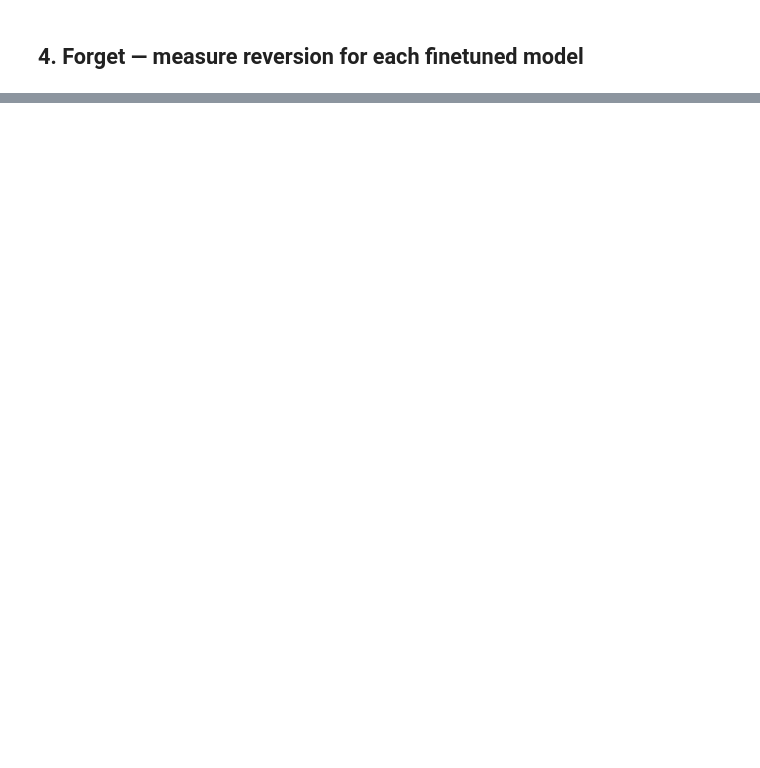
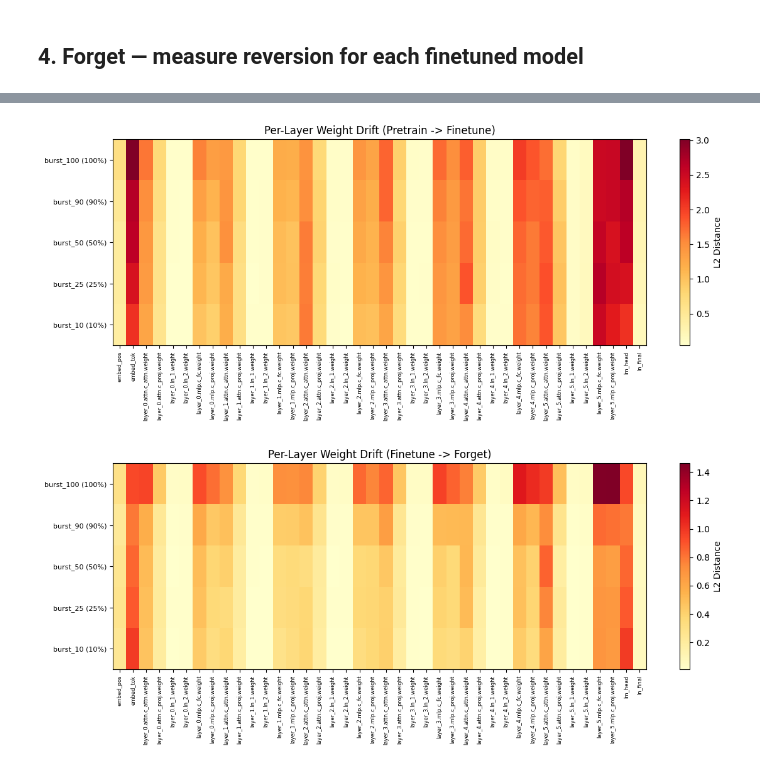
Before and after one commit to ipdimitrov/compositional_capabilities_burst, a Jupyter notebook: notebooks/burst_simple.ipynb, the cells around one changed output, grey strips where cells are left out. Drawn from its saved outputs; the diff is of its cells as text; code cells hidden in the pictures; blank space fills up the shorter version.

```diff
--- a/notebooks/burst_simple.ipynb
+++ b/notebooks/burst_simple.ipynb
@@ -108,0 +141,17 @@ Report saved to data/simple_burst/report
+# %%
+import importlib, simple.interp
+importlib.reload(simple.interp)
+from simple import interp
+
+analysis = interp.analyze(data, pt, ft_results, fg_results)
+rep_analysis = interp.analyze_representations(data, pt, ft_results, fg_results)
+# %%
+# Per-layer weight drift heatmaps
+fig = report.plot_per_layer_drift(analysis, "pt_ft")
+plt.show()
+
+fig = report.plot_per_layer_drift(analysis, "ft_fg")
+plt.show()
+# %% [output]
+[figure, added]
+[figure, added]
```
Also changed, not shown: parts of 22 cells of this notebook, 7 other files.
